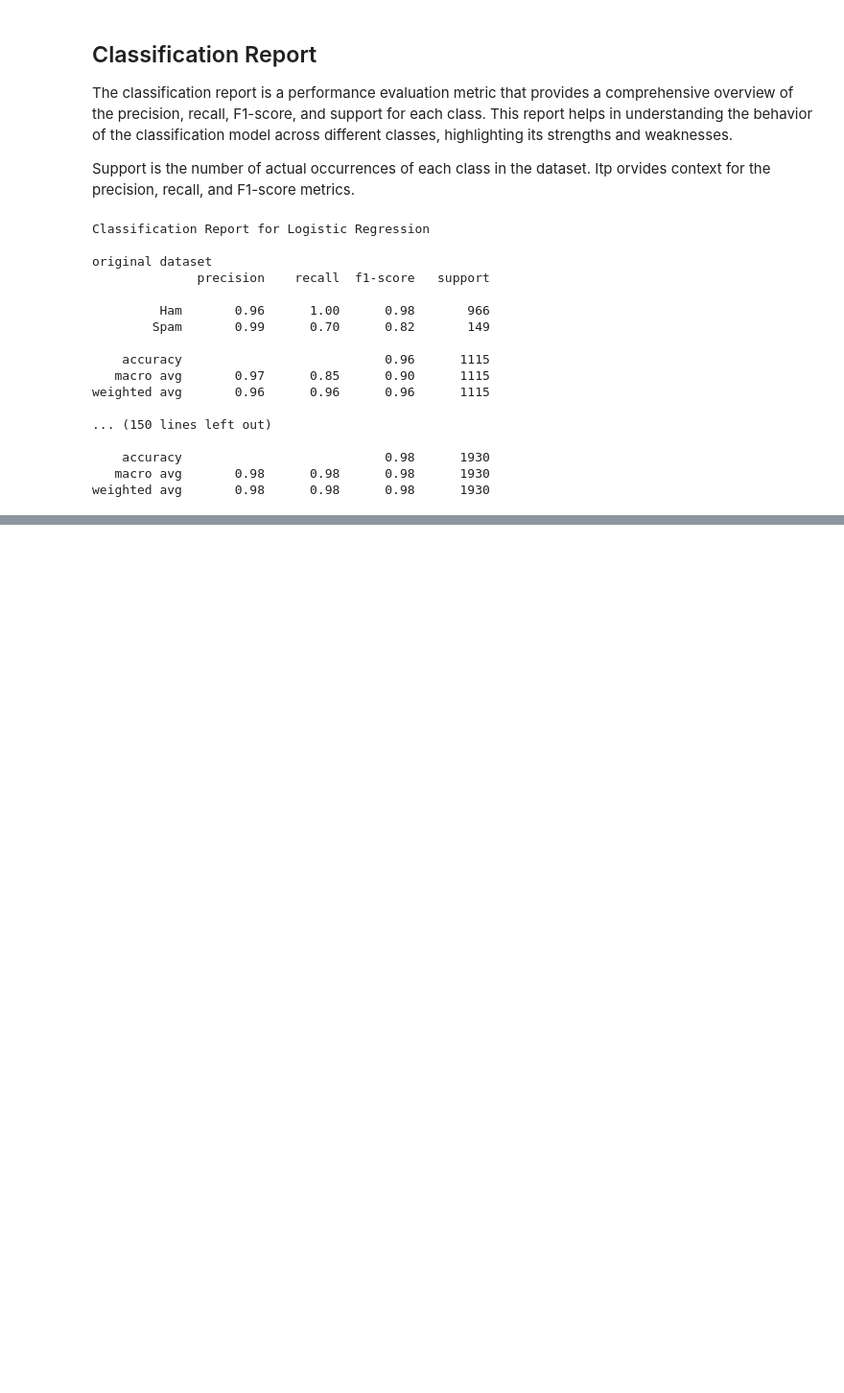
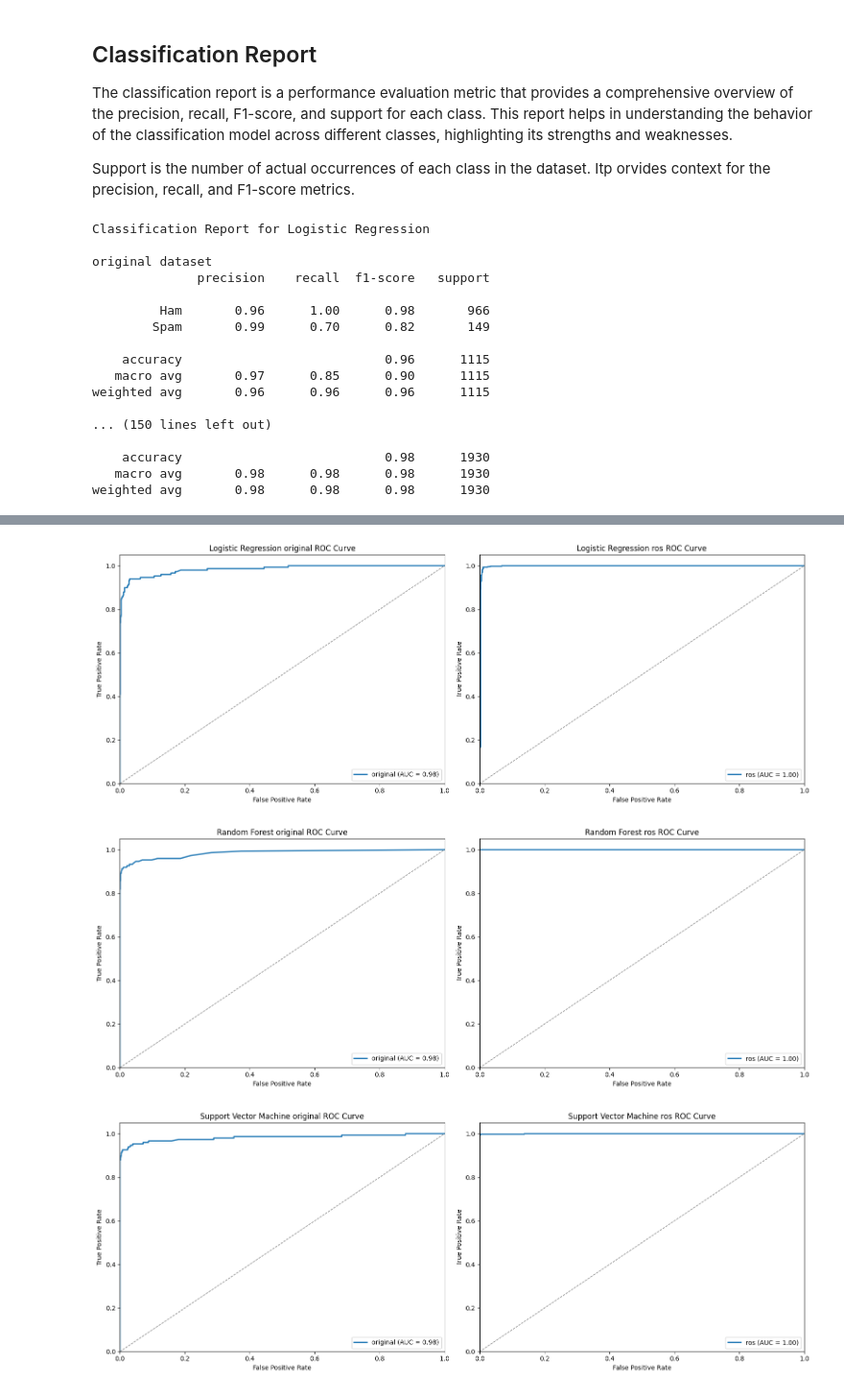
Before and after one commit to GiovanniCornejo/spam-email-classifier, a Jupyter notebook: notebooks/04_evaluation.ipynb, the cells around one changed output, grey strips where cells are left out. Shown at 96% size. Cells and saved outputs as stored; diff of their text form; code cells hidden in the pictures; blank space fills up the shorter version.

Commit message:
Finished Model Comparison

```diff
--- a/notebooks/04_evaluation.ipynb
+++ b/notebooks/04_evaluation.ipynb
@@ -149,0 +164,39 @@ Among the models, Logistic Regression, Random Forest, and SVM stand out as the b
+# %%
+from sklearn.metrics import roc_curve, auc
+
+for model_name, datasets in evaluation_results.items():
+    if model_name not in ['Logistic Regression', 'Random Forest', 'Support Vector Machine']:
+        continue
+
+    # Create a new figure with two subplots
+    fig, axs = plt.subplots(1, 2, figsize=(16, 6))
+
+    for idx, dataset_name in enumerate(['original', 'ros']):
+        dataset_info = datasets.get(dataset_name)
+        if dataset_info is None:
+            continue
+
+        model = dataset_info['train_test_split']['model']
+        y_test = data_splits[dataset_name]['y_test']
+        y_pred_proba = dataset_info['train_test_split']['y_pred_proba']
+
+        # Calculate ROC curve and AUC
+        fpr, tpr, _ = roc_curve(y_test, y_pred_proba)
+        roc_auc = auc(fpr, tpr)
+
+        # Plot ROC curve on the corresponding subplot
+        axs[idx].plot(fpr, tpr, lw=2, label=f'{dataset_name} (AUC = {roc_auc:.2f})')
+        axs[idx].plot([0, 1], [0, 1], color='gray', lw=1, linestyle='--')
+        axs[idx].set_xlim([0.0, 1.0])
+        axs[idx].set_ylim([0.0, 1.05])
+        axs[idx].set_xlabel('False Positive Rate')
+        axs[idx].set_ylabel('True Positive Rate')
+        axs[idx].set_title(f'{model_name} {dataset_name} ROC Curve')
+        axs[idx].legend(loc='lower right')
+
+    plt.tight_layout()
+    plt.show()
+# %% [output]
+[figure, added]
+[figure, added]
+[figure, added]
```
Also changed, not shown: parts of 7 cells of this notebook.
